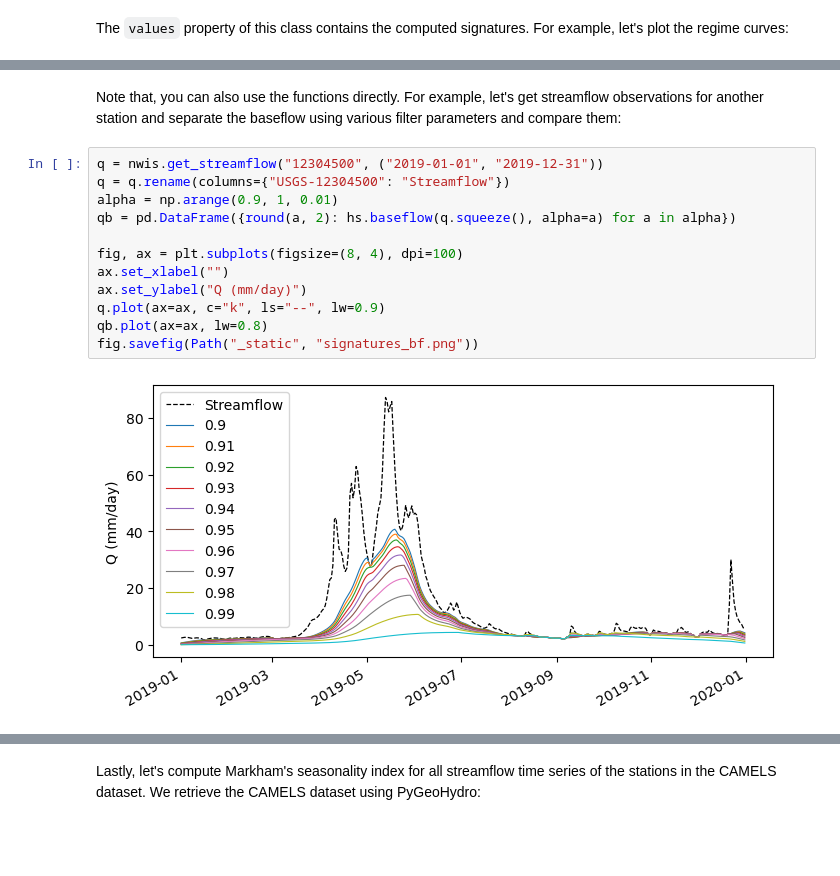
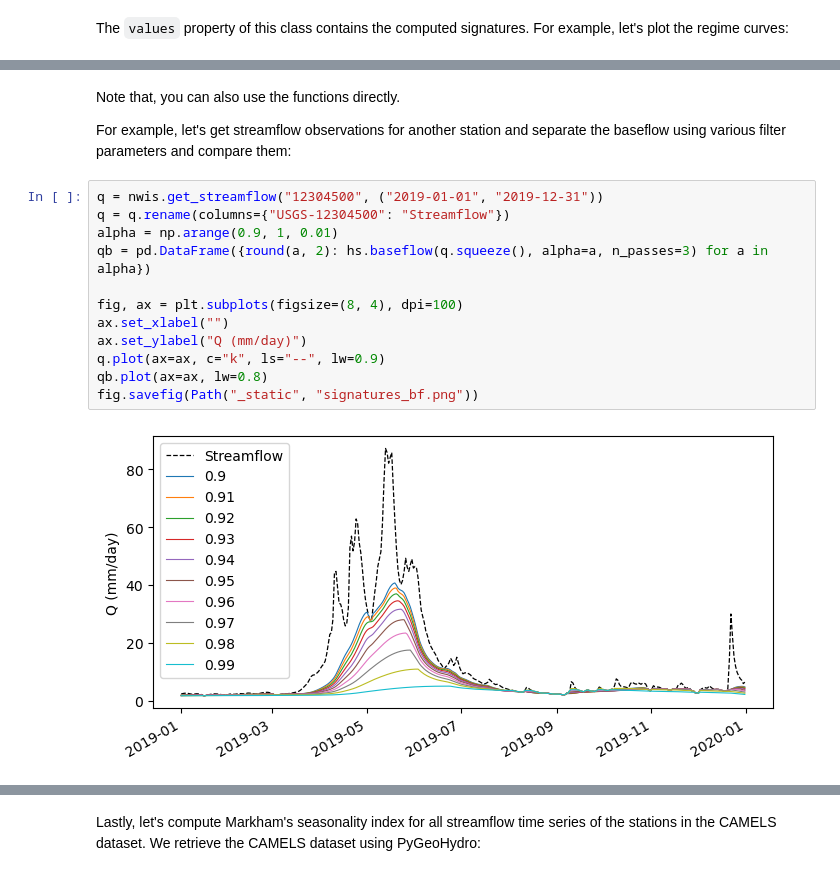
Before and after one commit to hyriver/HyRiver-examples, a Jupyter notebook: notebooks/signatures.ipynb, the cells around one changed output, grey strips where cells are left out. Saved outputs shown, nothing was run; the diff lists cells and outputs as text; blank space fills up the shorter version.

Commit message:
ENH: Add an example for the new baseflow recession function. [skip ci]

```diff
--- a/notebooks/signatures.ipynb
+++ b/notebooks/signatures.ipynb
@@ -58,16 +60,18 @@ fig.savefig(Path("_static", "signatures_rc.png"))
 # %% [markdown]
-Note that, you can also use the functions directly. For example, let's get streamflow observations for another station and separate the baseflow using various filter parameters and compare them:
+Note that, you can also use the functions directly.
+
+For example, let's get streamflow observations for another station and separate the baseflow using various filter parameters and compare them:
 # %%
 q = nwis.get_streamflow("12304500", ("2019-01-01", "2019-12-31"))
 q = q.rename(columns={"USGS-12304500": "Streamflow"})
 alpha = np.arange(0.9, 1, 0.01)
-qb = pd.DataFrame({round(a, 2): hs.baseflow(q.squeeze(), alpha=a) for a in alpha})
+qb = pd.DataFrame({round(a, 2): hs.baseflow(q.squeeze(), alpha=a, n_passes=3) for a in alpha})
 
 fig, ax = plt.subplots(figsize=(8, 4), dpi=100)
 ax.set_xlabel("")
 ax.set_ylabel("Q (mm/day)")
 q.plot(ax=ax, c="k", ls="--", lw=0.9)
 qb.plot(ax=ax, lw=0.8)
 fig.savefig(Path("_static", "signatures_bf.png"))
 # %% [output]
-[figure, old version]
+[figure, new version]
```
Also changed, not shown: parts of 5 cells of this notebook, 3 other files.
